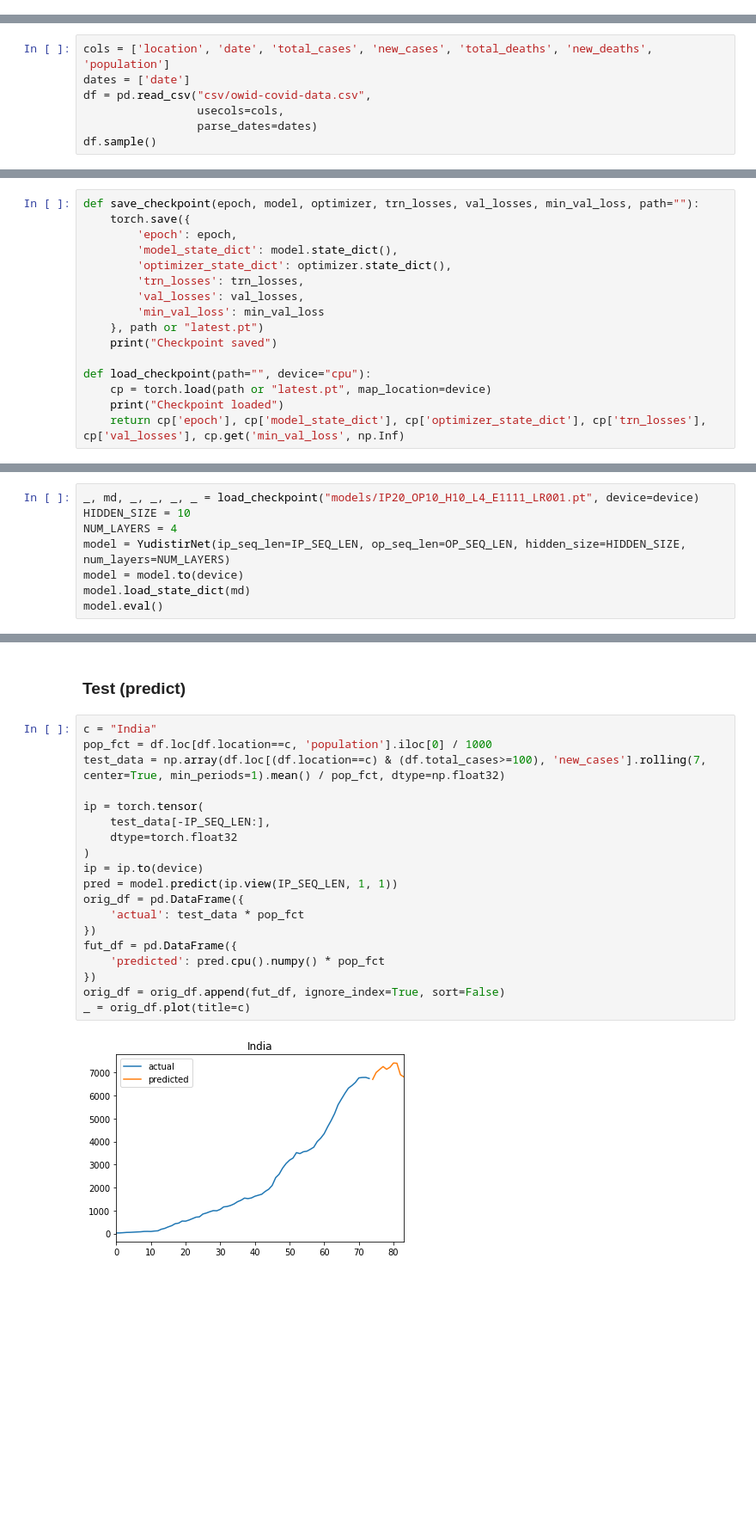
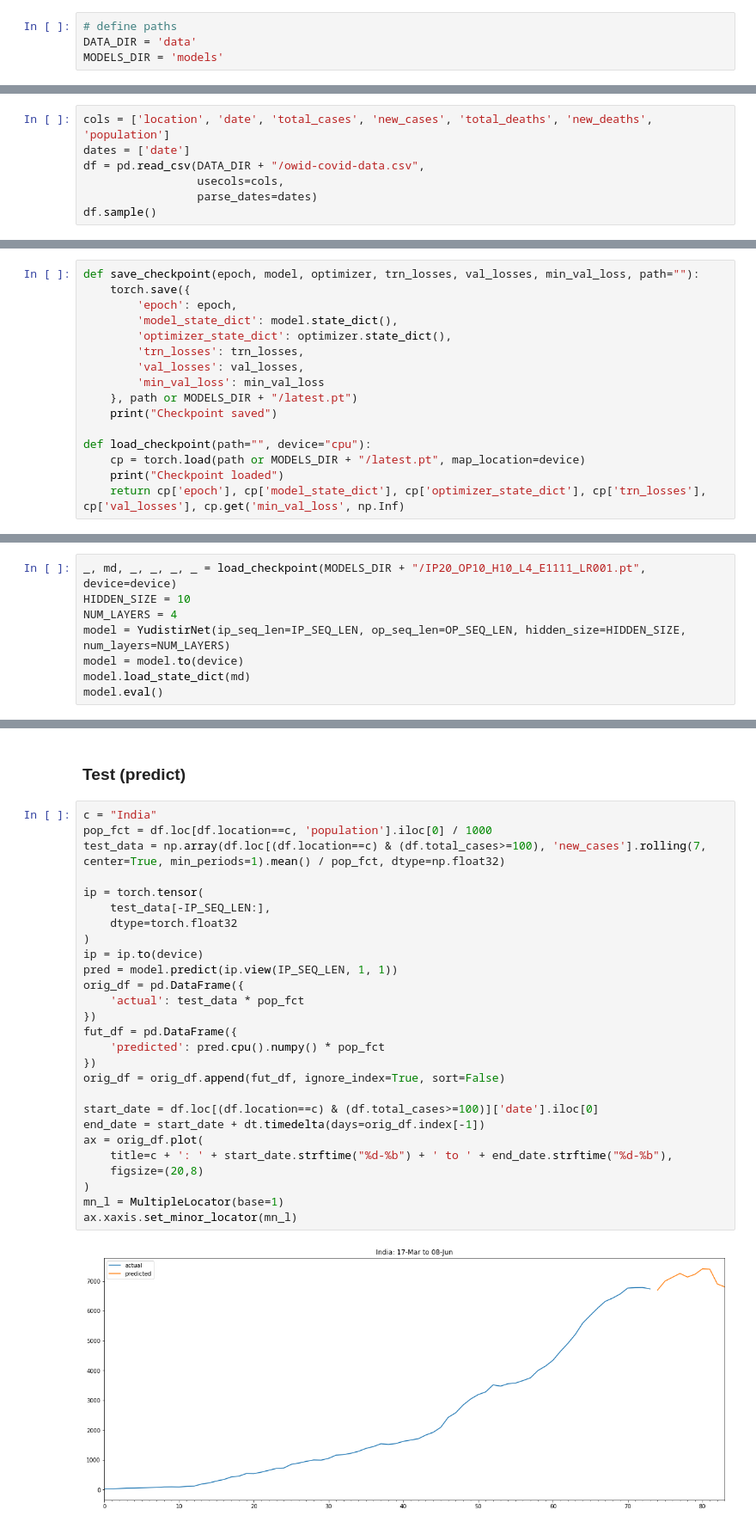
Before and after one commit to VICS-CORE/stats, a Jupyter notebook: 11_YudistirNet.ipynb, the cells around one changed output, grey strips where cells are left out. Shown: that part at 86% size. Saved outputs shown, nothing was run; the diff lists cells and outputs as text; blank space fills up the shorter version.

Commit message:
Changes for colab Data saving loading support Moving csv to data Added dataset for 2000 epoch model Added start and end dates to predictions and curve-fit charts

```diff
--- a/11_YudistirNet.ipynb
+++ b/11_YudistirNet.ipynb
@@ -32,3 +34,7 @@ device = torch.device(CUDA if torch.cuda.is_available() else CPU)
 print(device)
 # %% [output]
 cpu
+# %%
+# define paths
+DATA_DIR = 'data'
+MODELS_DIR = 'models'
@@ -41,7 +54,7 @@ iso_code,location,date,total_cases,new_cases,total_deaths,new_deaths,total_cases
 # %%
 cols = ['location', 'date', 'total_cases', 'new_cases', 'total_deaths', 'new_deaths', 'population']
 dates = ['date']
-df = pd.read_csv("csv/owid-covid-data.csv",
+df = pd.read_csv(DATA_DIR + "/owid-covid-data.csv",
                  usecols=cols,
                  parse_dates=dates)
 df.sample()
@@ -156,11 +169,11 @@ def save_checkpoint(epoch, model, optimizer, trn_losses, val_losses, min_val_los
         'trn_losses': trn_losses,
         'val_losses': val_losses,
         'min_val_loss': min_val_loss
-    }, path or "latest.pt")
+    }, path or MODELS_DIR + "/latest.pt")
     print("Checkpoint saved")
 
 def load_checkpoint(path="", device="cpu"):
-    cp = torch.load(path or "latest.pt", map_location=device)
+    cp = torch.load(path or MODELS_DIR + "/latest.pt", map_location=device)
     print("Checkpoint loaded")
     return cp['epoch'], cp['model_state_dict'], cp['optimizer_state_dict'], cp['trn_losses'], cp['val_losses'], cp.get('min_val_loss', np.Inf)
 # %% [markdown]
@@ -263,7 +279,7 @@ END: [ 2020-06-02 22:21:49.058964 ]
 # %% [markdown]
 ### Load saved model for evaluation
 # %%
-_, md, _, _, _, _ = load_checkpoint("models/IP20_OP10_H10_L4_E1111_LR001.pt", device=device)
+_, md, _, _, _, _ = load_checkpoint(MODELS_DIR + "/IP20_OP10_H10_L4_E1111_LR001.pt", device=device)
 HIDDEN_SIZE = 10
 NUM_LAYERS = 4
 model = YudistirNet(ip_seq_len=IP_SEQ_LEN, op_seq_len=OP_SEQ_LEN, hidden_size=HIDDEN_SIZE, num_layers=NUM_LAYERS)
@@ -324,21 +346,29 @@ for pred in all_preds:
 # %%
 c = "India"
 pop_fct = df.loc[df.location==c, 'population'].iloc[0] / 1000
 test_data = np.array(df.loc[(df.location==c) & (df.total_cases>=100), 'new_cases'].rolling(7, center=True, min_periods=1).mean() / pop_fct, dtype=np.float32)
 
 ip = torch.tensor(
     test_data[-IP_SEQ_LEN:],
     dtype=torch.float32
 )
 ip = ip.to(device)
 pred = model.predict(ip.view(IP_SEQ_LEN, 1, 1))
 orig_df = pd.DataFrame({
     'actual': test_data * pop_fct
 })
 fut_df = pd.DataFrame({
     'predicted': pred.cpu().numpy() * pop_fct
 })
 orig_df = orig_df.append(fut_df, ignore_index=True, sort=False)
-_ = orig_df.plot(title=c)
+
+start_date = df.loc[(df.location==c) & (df.total_cases>=100)]['date'].iloc[0]
+end_date = start_date + dt.timedelta(days=orig_df.index[-1])
+ax = orig_df.plot(
+    title=c + ': ' + start_date.strftime("%d-%b") + ' to ' + end_date.strftime("%d-%b"),
+    figsize=(20,8)
+)
+mn_l = MultipleLocator(base=1)
+ax.xaxis.set_minor_locator(mn_l)
 # %% [output]
-[figure, old version]
+[figure, new version]
```
Also changed, not shown: parts of 9 cells of this notebook, 4 other files.
